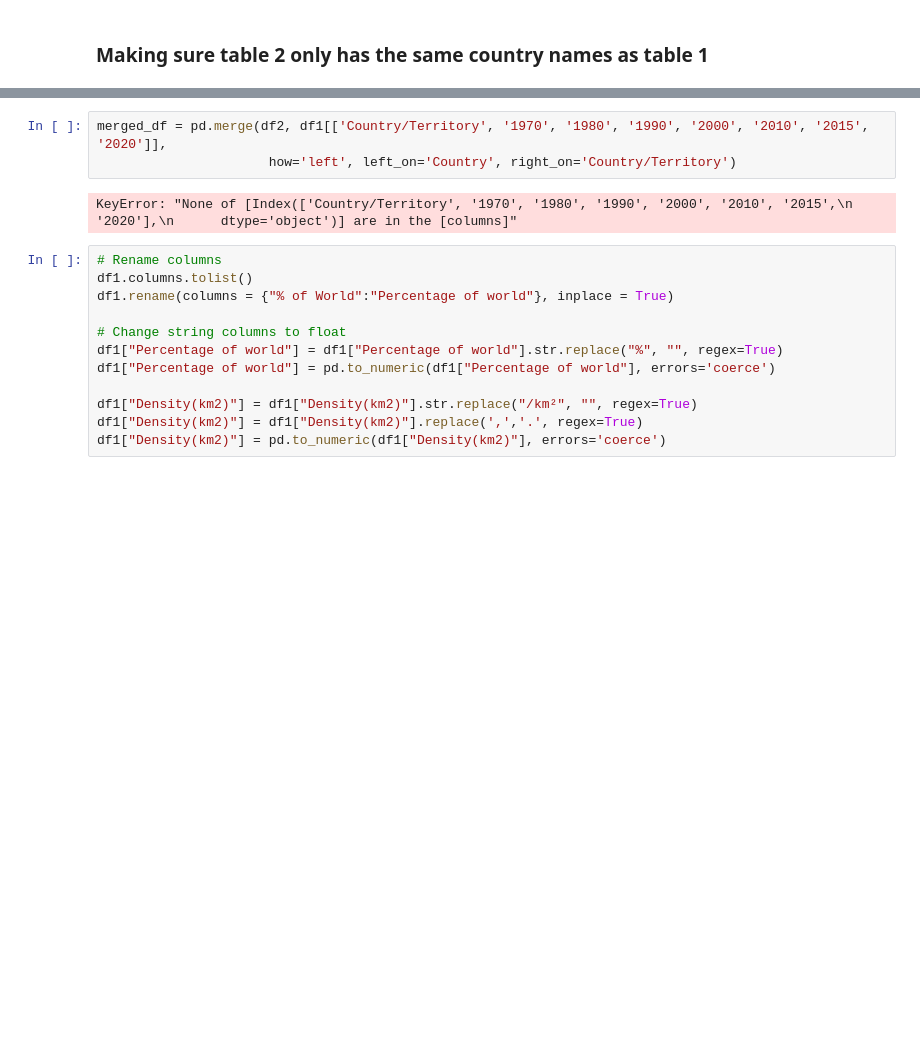
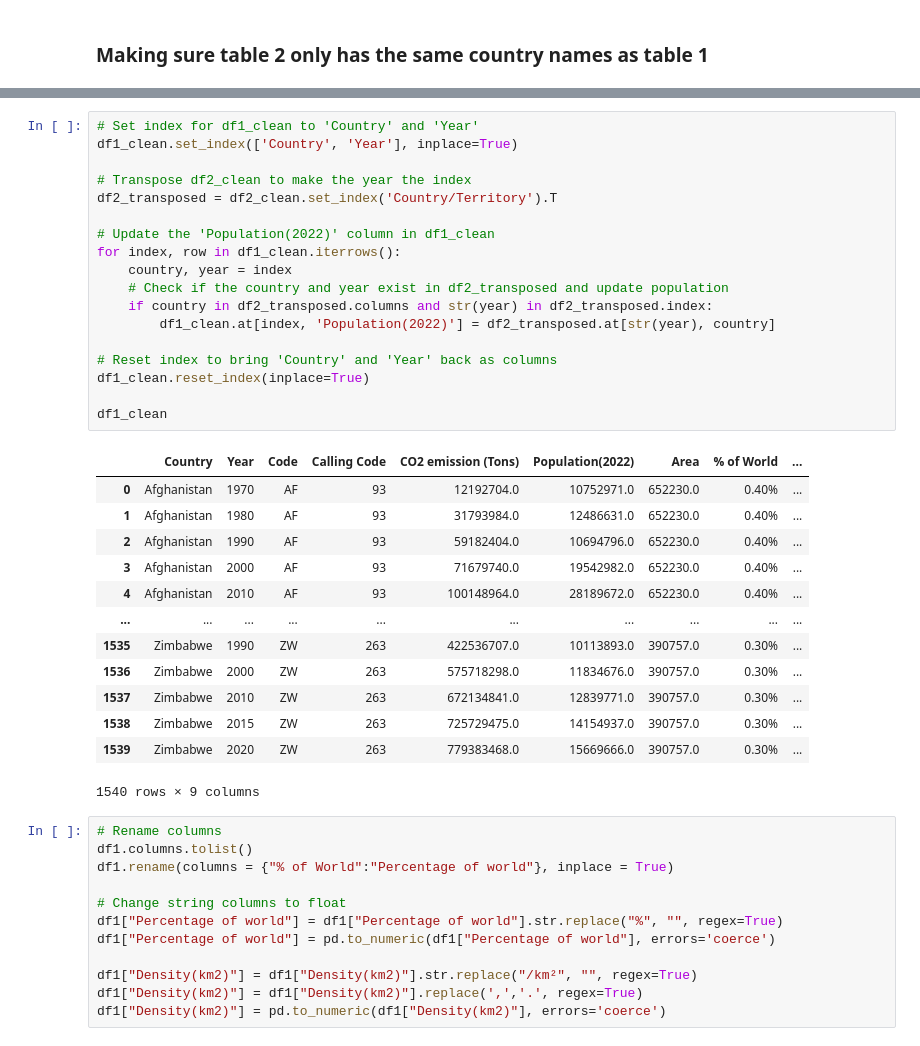
Before and after one commit to Nelius1k/Regression-Model, a Jupyter notebook: co2-Emissions.ipynb, the cells around one changed output, grey strips where cells are left out. Drawn from its saved outputs; the diff is of its cells as text; blank space fills up the shorter version.

```diff
--- a/co2-Emissions.ipynb
+++ b/co2-Emissions.ipynb
@@ -170,8 +163,35 @@ df2_clean
-# %%
-merged_df = pd.merge(df2, df1[['Country/Territory', '1970', '1980', '1990', '2000', '2010', '2015', '2020']],
-                      how='left', left_on='Country', right_on='Country/Territory')
-# %% [output]
-KeyError: "None of [Index(['Country/Territory', '1970', '1980', '1990', '2000', '2010', '2015',\n       '2020'],\n      dtype='object')] are in the [columns]"
+# %%
+# Set index for df1_clean to 'Country' and 'Year'
+df1_clean.set_index(['Country', 'Year'], inplace=True)
+
+# Transpose df2_clean to make the year the index
+df2_transposed = df2_clean.set_index('Country/Territory').T
+
+# Update the 'Population(2022)' column in df1_clean
+for index, row in df1_clean.iterrows():
+    country, year = index
+    # Check if the country and year exist in df2_transposed and update population
+    if country in df2_transposed.columns and str(year) in df2_transposed.index:
+        df1_clean.at[index, 'Population(2022)'] = df2_transposed.at[str(year), country]
+
+# Reset index to bring 'Country' and 'Year' back as columns
+df1_clean.reset_index(inplace=True)
+
+df1_clean
+# %% [output]
+|  | Country | Year | Code | Calling Code | CO2 emission (Tons) | Population(2022) | Area | % of World | ... |
+| 0 | Afghanistan | 1970 | AF | 93 | 12192704.0 | 10752971.0 | 652230.0 | 0.40% | ... |
+| 1 | Afghanistan | 1980 | AF | 93 | 31793984.0 | 12486631.0 | 652230.0 | 0.40% | ... |
+| 2 | Afghanistan | 1990 | AF | 93 | 59182404.0 | 10694796.0 | 652230.0 | 0.40% | ... |
+| 3 | Afghanistan | 2000 | AF | 93 | 71679740.0 | 19542982.0 | 652230.0 | 0.40% | ... |
+| 4 | Afghanistan | 2010 | AF | 93 | 100148964.0 | 28189672.0 | 652230.0 | 0.40% | ... |
+| ... | ... | ... | ... | ... | ... | ... | ... | ... | ... |
+| 1535 | Zimbabwe | 1990 | ZW | 263 | 422536707.0 | 10113893.0 | 390757.0 | 0.30% | ... |
+| 1536 | Zimbabwe | 2000 | ZW | 263 | 575718298.0 | 11834676.0 | 390757.0 | 0.30% | ... |
+| 1537 | Zimbabwe | 2010 | ZW | 263 | 672134841.0 | 12839771.0 | 390757.0 | 0.30% | ... |
+| 1538 | Zimbabwe | 2015 | ZW | 263 | 725729475.0 | 14154937.0 | 390757.0 | 0.30% | ... |
+| 1539 | Zimbabwe | 2020 | ZW | 263 | 779383468.0 | 15669666.0 | 390757.0 | 0.30% | ... |
+1540 rows × 9 columns
 # %%
 # Rename columns
 df1.columns.tolist()
```
Also changed, not shown: parts of 2 cells of this notebook.
